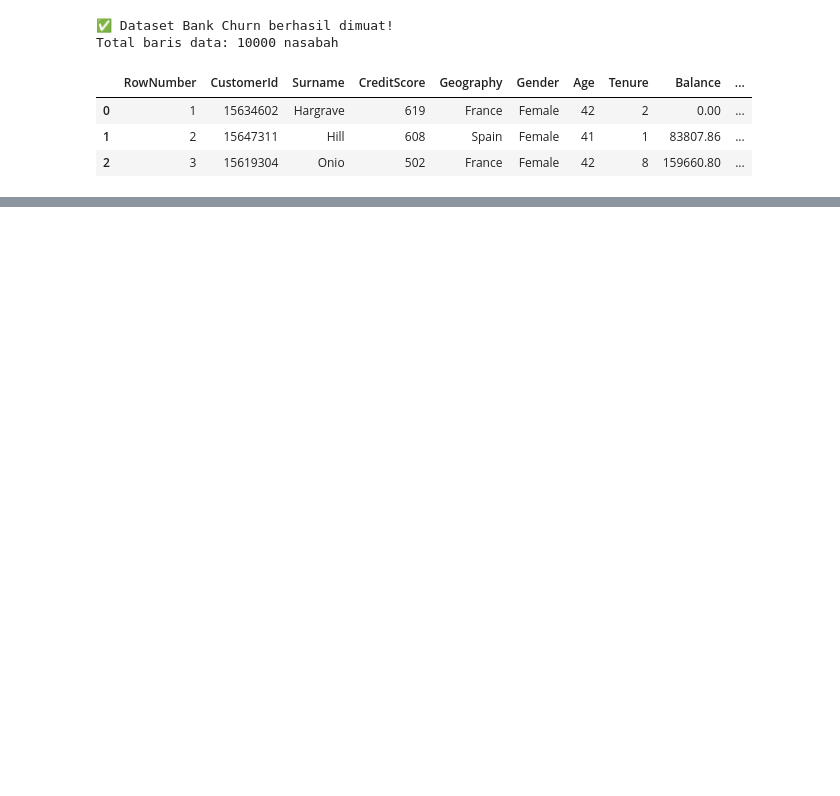
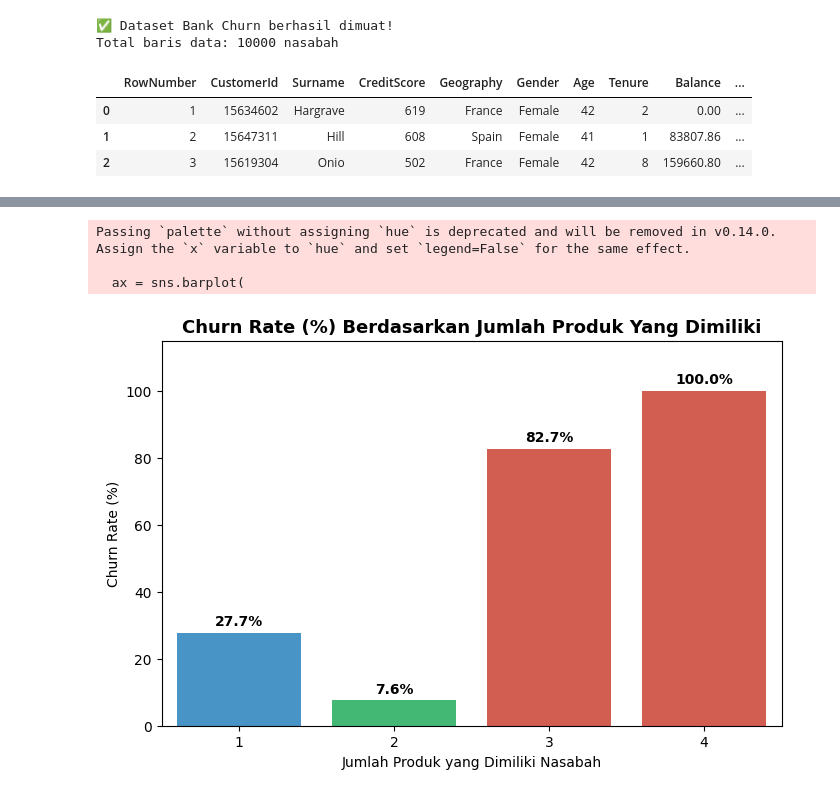
Before and after one commit to albaras236-del/KOPI-GIT, a Jupyter notebook: Bank_data.ipynb, the cells around one changed output, grey strips where cells are left out. Cells and saved outputs as stored; diff of their text form; code cells hidden in the pictures; blank space fills up the shorter version.

```diff
--- a/Bank_data.ipynb
+++ b/Bank_data.ipynb
@@ -24,0 +100,64 @@ Total baris data: 10000 nasabah
+# %%
+import matplotlib.pyplot as plt
+import pandas as pd
+import seaborn as sns
+import sqlite3
+
+# 1. Load dataset & buat koneksi SQLite (Menjamin 'conn' selalu ada)
+url = "https://raw.githubusercontent.com/selva86/datasets/master/Churn_Modelling.csv"
+df_bank = pd.read_csv(url)
+
+conn = sqlite3.connect(":memory:")
+df_bank.to_sql("tabel_churn", conn, index=False)
+
+# 2. Jalankan kueri SQL untuk df_produk
+query_produk = """
+SELECT
+    NumOfProducts,
+    COUNT(*) AS total_nasabah,
+    SUM(Exited) AS jumlah_churn,
+    ROUND(AVG(Exited) * 100, 2) AS churn_rate_percent
+FROM tabel_churn
+GROUP BY NumOfProducts
+ORDER BY NumOfProducts ASC
+"""
+df_produk = pd.read_sql_query(query_produk, conn)
+
+# 3. Set ukuran kanvas grafik
+plt.figure(figsize=(8, 5))
+
+# 4. Warna khusus: Hijau = Aman (2 produk), Merah = Risiko (3 & 4 produk)
+colors = [
+    "#3498db" if x == 1 else "#2ecc71" if x == 2 else "#e74c3c"
+    for x in df_produk["NumOfProducts"]
+]
+
+# 5. Buat Bar Chart
+ax = sns.barplot(
+    data=df_produk,
+    x="NumOfProducts",
+    y="churn_rate_percent",
+    palette=colors,
+)
+
+# 6. Judul dan Label
+plt.title(
+    "Churn Rate (%) Berdasarkan Jumlah Produk Yang Dimiliki",
+    fontsize=13,
+    fontweight="bold",
+)
+plt.xlabel("Jumlah Produk yang Dimiliki Nasabah")
+plt.ylabel("Churn Rate (%)")
+plt.ylim(0, 115)
+
+# 7. Tambahkan angka persentase di atas setiap batang
+for container in ax.containers:
+  ax.bar_label(container, fmt="%.1f%%", padding=3, fontweight="bold")
+
+# 8. Tampilkan Grafik
+plt.show()
+# %% [output]
+Passing `palette` without assigning `hue` is deprecated and will be removed in v0.14.0. Assign the `x` variable to `hue` and set `legend=False` for the same effect.
+
+  ax = sns.barplot(
+[figure, added]
```
Also changed, not shown: parts of 10 cells of this notebook.
